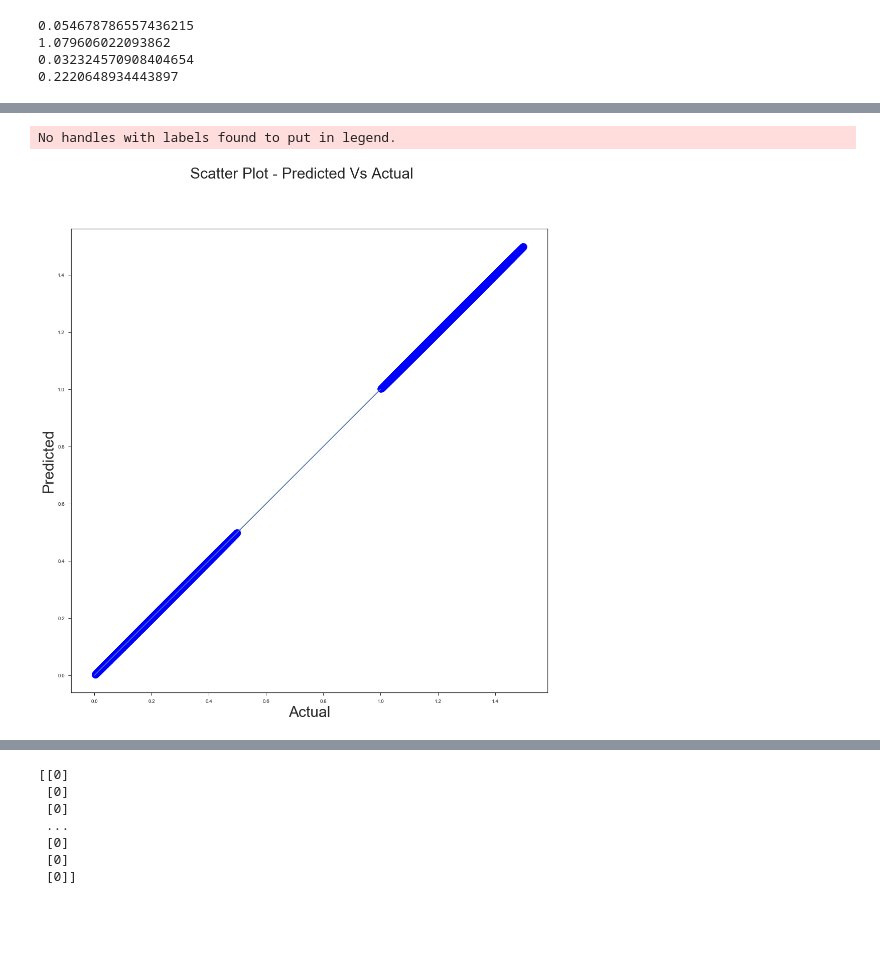
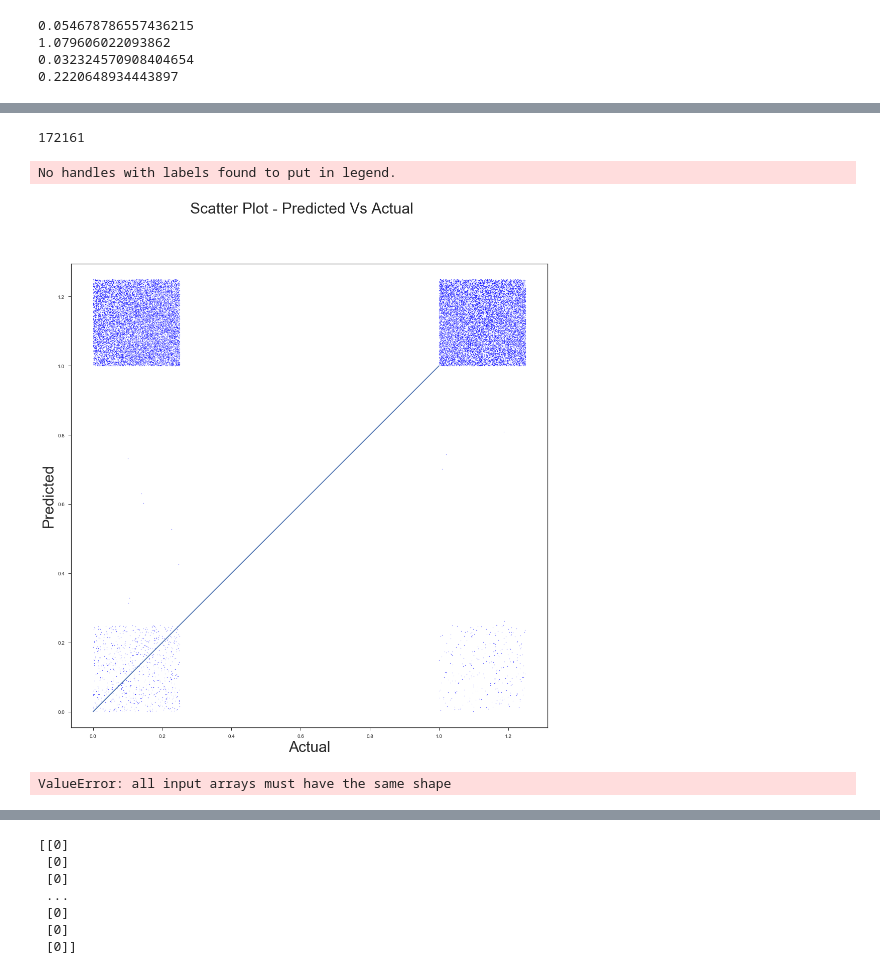
Before and after one commit to ChiruGit/MLProject, a Jupyter notebook: ML_Fall_FinalProject.ipynb, the cells around one changed output, grey strips where cells are left out. Drawn from its saved outputs; the diff is of its cells as text; code cells hidden in the pictures; blank space fills up the shorter version.

```diff
--- a/ML_Fall_FinalProject.ipynb
+++ b/ML_Fall_FinalProject.ipynb
@@ -346,19 +332,23 @@ for i in range(0,len(Y_predict)):
+# %%
+len(Y)
+# %% [output]
+172161
 # %%
 np.random.seed(19601)
 
 #colors = df2['Wiki']
 fig = plt.figure(figsize=(17,17))
 #plt.scatter(df2[df2['State']=='Florida']['Votes'], df2[df2['State']=='Florida']['Prediction'], s=200,alpha=0.5, c='#4c2373')
-plt.scatter(Y, Y_predict, s=200,alpha=0.5, c='Blue', cmap = 'winter')
+plt.scatter(Y_test, Y_predict, s=1,alpha=0.5, c='Blue', cmap = 'winter')
 fig.suptitle('Scatter Plot - Predicted Vs Actual',fontsize=30)
 plt.ylabel('Predicted',fontsize=30)
 plt.xlabel('Actual',fontsize=30)
 plt.axis('equal')
 #plt.yticks(np.arange(0.0, 1.1, 0.1))
 #plt.xticks(np.arange(0.0, 1.1, 0.1))
 plt.legend(fontsize=30)
 plt.plot( [0,1],[0,1] )
 plt.show()
 # %% [output]
 No handles with labels found to put in legend.
-[figure, old version]
+[figure, new version]
@@ -365,5 +357,7 @@ No handles with labels found to put in legend.
 # %%
-Y_out = np.stack(( Y, Y_predict), axis=1)
+Y_out = np.stack(( Y_test, Y_predict), axis=1)
+# %% [output]
+ValueError: all input arrays must have the same shape
 # %%
 Y_out = pd.DataFrame(Y_out)
 # %%
```
Also changed, not shown: parts of 7 cells of this notebook.
